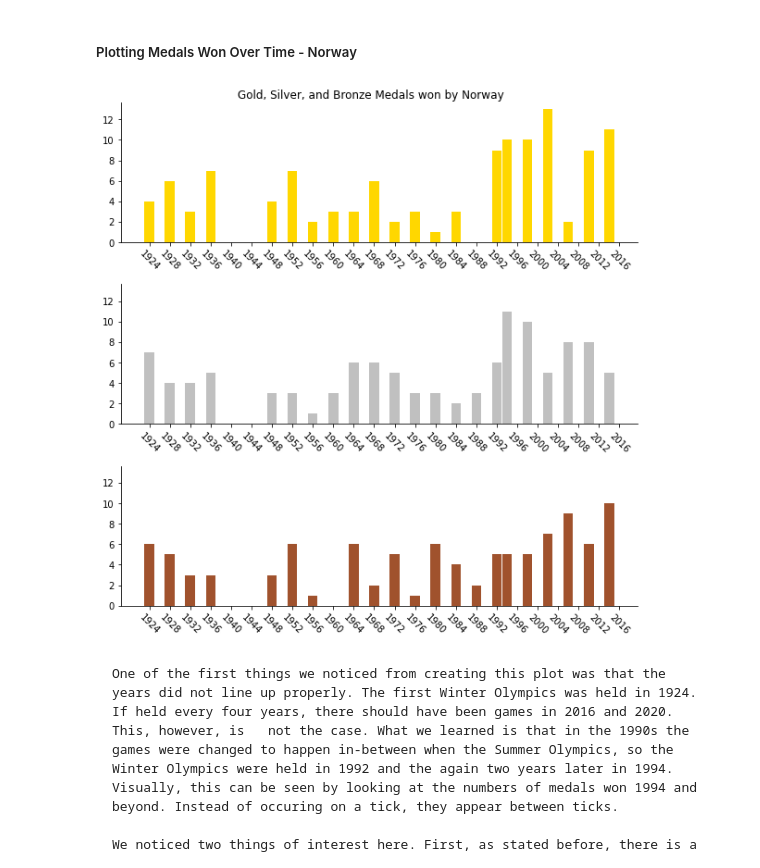
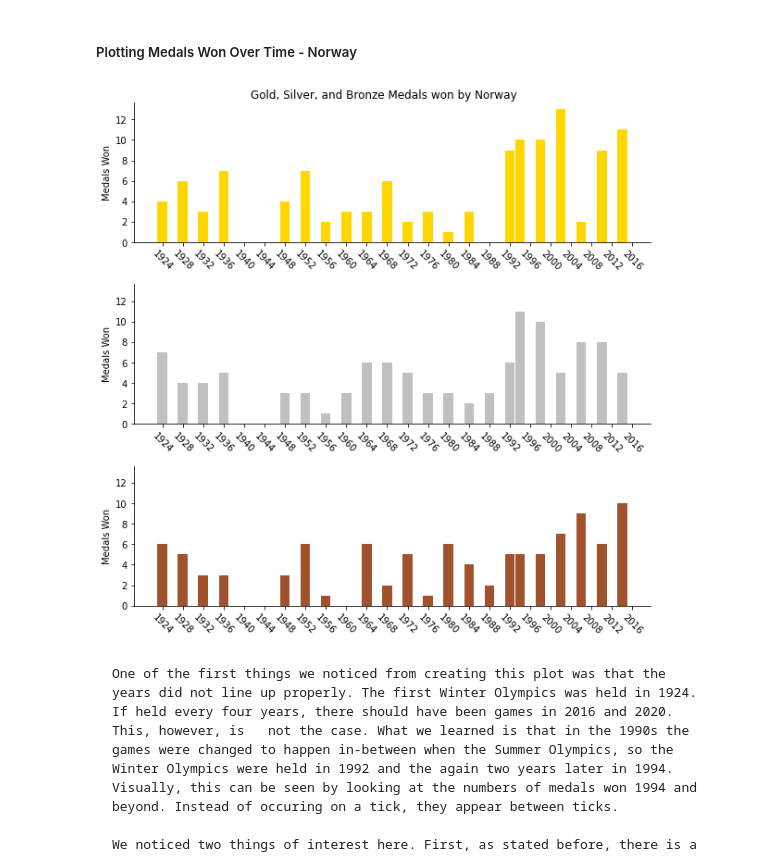
Before and after one commit to BEthanPowerfuls90/DSCI235_Project, a Jupyter notebook: FinalProject.ipynb, the cells around one changed output. Saved outputs shown, nothing was run; the diff lists cells and outputs as text; code cells hidden in the pictures.

```diff
--- a/FinalProject.ipynb
+++ b/FinalProject.ipynb
@@ -22,20 +22,3 @@ winter = pd.read_csv('https://raw.githubusercontent.com/BEthanPowerfuls90/DSCI23
 gdp = pd.read_csv('https://raw.githubusercontent.com/BEthanPowerfuls90/DSCI235_Project/main/gdp-per-capita-maddison-2020.csv').dropna(axis=1)
 # %% [markdown]
  ##### Creating a Multi-Index:
-# %%
-#Note: should only be run once
-idx = pd.IndexSlice
-
-gdp.rename(columns = {'Entity':'Country'}, inplace = True)
-gdp = gdp.sort_values(by = ['Country', 'Year'], ascending=True)
-gdp = gdp.loc[(gdp['Year'] >= 1924) & (gdp['Year'] <= 2018)]
-gdp = gdp = gdp.reset_index()
-gdp = gdp.loc[:, ['Country', 'Year', 'GDP per capita']]
-gdp = gdp.set_index(['Country', 'Year']
-
-
-winter = winter.sort_values(by = ['Country', 'Year', 'Sport'], ascending = True)
-winter['Medal Rank'] = winter['Medal Rank'].apply(lambda x: 1)
-winter = winter.set_index(['Country', 'Sport', 'Year', 'Medal'])
-winter = winter.rename(columns = {'Medal Rank':'Medal Count'})
-gdp
@@ -69,6 +66,7 @@ fig.set_figheight(10)
 fig.set_figwidth(10)
 fig.set
 plt.suptitle('Gold, Silver, and Bronze Medals won by Norway', y=.9)
+#plt.ylabel('Medals Won')
 
 medal_plot_gold = winter.groupby(['Country', 'Year', 'Medal']).aggregate('sum').loc[idx[:, :, 'gold', :]]
 
@@ -87,9 +85,11 @@ axs[0].bar(x2, Norway_two_gold, color = 'gold', width = 1.9)
 axs[0].bar(x3, Norway_three_gold, color = 'gold', width = 1.9)
 axs[0].bar(x4, Norway_four_gold, color = 'gold', width = 1.9)
 plt.sca(axs[0])
+plt.ylabel('Medals Won')
 plt.xticks(range(1924, 2020, 4), rotation = -45)
 axs[0].spines['top'].set_visible(False)
 axs[0].spines['right'].set_visible(False)
+
 
 
 medal_plot_silver = winter.groupby(['Country', 'Year', 'Medal']).aggregate('sum').loc[idx[:, :, 'silver', :]]
@@ -104,35 +104,37 @@ axs[1].bar(x1, Norway_one_silver, color = 'silver', width = 1.9)
 axs[1].bar(x5, Norway_two_silver, color = 'silver', width = 1.9)
 axs[1].bar(x4, Norway_three_silver, color = 'silver', width = 1.9)
 plt.sca(axs[1])
+plt.ylabel('Medals Won')
 plt.xticks(range(1924, 2020, 4), rotation = -45)
 axs[1].spines['top'].set_visible(False)
 axs[1].spines['right'].set_visible(False)
 
 
 medal_plot_bronze = winter.groupby(['Country', 'Year', 'Medal']).aggregate('sum').loc[idx[:, :, 'bronze', :]]
 
 Norway_one_bronze = medal_plot_bronze.loc['Norway']['Medal Count'].loc[1924:1940].reset_index().drop(columns='Medal', axis=1).set_index(['Year'])['Medal Count']
 Norway_two_bronze = medal_plot_bronze.loc['Norway']['Medal Count'].loc[1948:1956].reset_index().drop(columns='Medal', axis=1).set_index(['Year'])['Medal Count']
 Norway_three_bronze = medal_plot_bronze.loc['Norway']['Medal Count'].loc[1964:1992].reset_index().drop(columns='Medal', axis=1).set_index(['Year'])['Medal Count']
 Norway_four_bronze = medal_plot_bronze.loc['Norway']['Medal Count'].loc[1994:2014].reset_index().drop(columns='Medal', axis=1).set_index(['Year'])['Medal Count']
 
 x6 = range(1948, 1957, 4)
 x7 = range(1964, 1995, 4)
 x8 = range(1994, 2015, 4)
 
 axs[2].bar(x1, Norway_one_bronze, color = 'sienna', width = 1.9)
 axs[2].bar(x6, Norway_two_bronze, color = 'sienna', width = 1.9)
 axs[2].bar(x7, Norway_three_bronze, color = 'sienna', width = 1.9)
 axs[2].bar(x8, Norway_four_bronze, color = 'sienna', width = 1.9)
 plt.sca(axs[2])
+plt.ylabel('Medals Won')
 plt.xticks(range(1924, 2020, 4), rotation = -45)
 axs[2].spines['top'].set_visible(False)
 axs[2].spines['right'].set_visible(False)
 
 
 plt.subplots_adjust(hspace = .3)
 # %% [output]
-[figure, old version]
+[figure, new version]
 # %% [markdown]
     One of the first things we noticed from creating this plot was that the years did not line up properly. The first Winter Olympics was held in 1924. If held every four years, there should have been games in 2016 and 2020. This, however, is   not the case. What we learned is that in the 1990s the games were changed to happen in-between when the Summer Olympics, so the Winter Olympics were held in 1992 and the again two years later in 1994. Visually, this can be seen by looking at the numbers of medals won 1994 and beyond. Instead of occuring on a tick, they appear between ticks.
 
```
Also changed, not shown: parts of 2 cells of this notebook.
